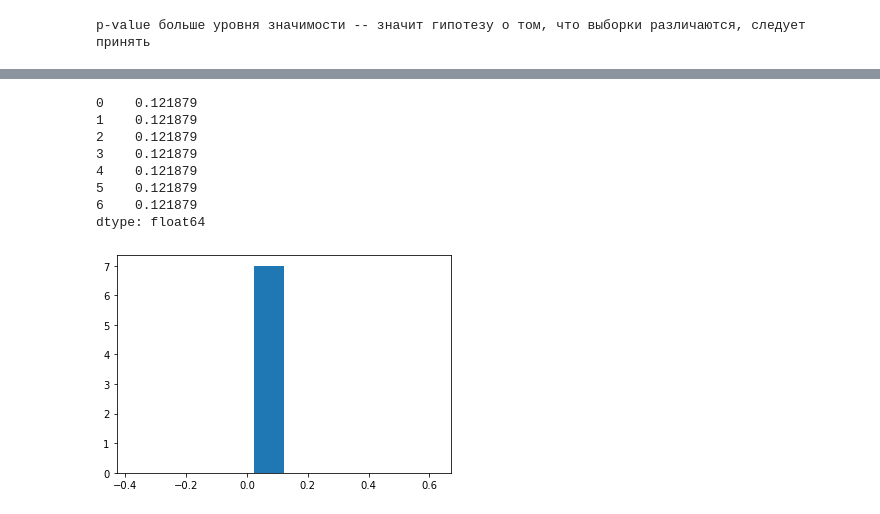
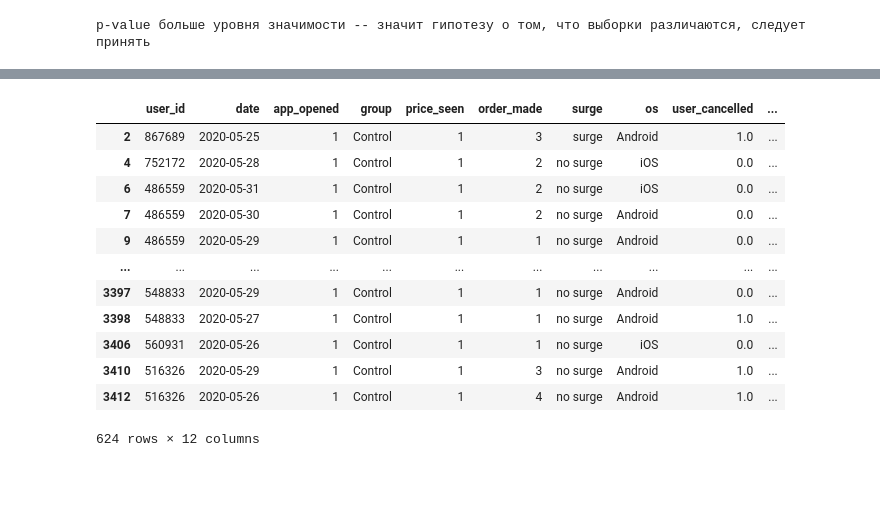
Before and after one commit to ASKhorosh/ABT-8, a Jupyter notebook: Аnalysis_of_results/analysis.ipynb, the cells around one changed output, grey strips where cells are left out. Saved outputs shown, nothing was run; the diff lists cells and outputs as text; code cells hidden in the pictures; blank space fills up the shorter version.

```diff
--- a/Аnalysis_of_results/analysis.ipynb
+++ b/Аnalysis_of_results/analysis.ipynb
@@ -249,16 +205,20 @@ no_city_center_all_date
-# %%
-result = no_city_center_all_date.apply(lambda row: p_value_data(no_city_center_all_date ['u_c/user_id'],no_city_center_all_date ['u_c/user_id-test']), axis=1)
-print(result)
-# %% [output]
-0    0.121879
-1    0.121879
-2    0.121879
-3    0.121879
-4    0.121879
-5    0.121879
-6    0.121879
-dtype: float64
-# %%
-plt.hist(result, bins=10);
-# %% [output]
-[figure, removed]
+# %%
+#посчитаем p-value по дням
+    #сначала посчитаем показатель отмен
+no_city_center_control.order_made = no_city_center.groupby('user_id', as_index=False)['order_made'].sum()['order_made']
+no_city_center_control['u_c/o_m'] = np.where(no_city_center_control['order_made'] < 1, no_city_center_control['order_made'], no_city_center_control['user_cancelled']/no_city_center_control['order_made'])
+no_city_center_control
+# %% [output]
+|  | user_id | date | app_opened | group | price_seen | order_made | surge | os | user_cancelled | ... |
+| 2 | 867689 | 2020-05-25 | 1 | Control | 1 | 3 | surge | Android | 1.0 | ... |
+| 4 | 752172 | 2020-05-28 | 1 | Control | 1 | 2 | no surge | iOS | 0.0 | ... |
+| 6 | 486559 | 2020-05-31 | 1 | Control | 1 | 2 | no surge | iOS | 0.0 | ... |
+| 7 | 486559 | 2020-05-30 | 1 | Control | 1 | 2 | no surge | Android | 0.0 | ... |
+| 9 | 486559 | 2020-05-29 | 1 | Control | 1 | 1 | no surge | Android | 0.0 | ... |
+| ... | ... | ... | ... | ... | ... | ... | ... | ... | ... | ... |
+| 3397 | 548833 | 2020-05-29 | 1 | Control | 1 | 1 | no surge | Android | 0.0 | ... |
+| 3398 | 548833 | 2020-05-27 | 1 | Control | 1 | 1 | no surge | Android | 1.0 | ... |
+| 3406 | 560931 | 2020-05-26 | 1 | Control | 1 | 1 | no surge | iOS | 0.0 | ... |
+| 3410 | 516326 | 2020-05-29 | 1 | Control | 1 | 3 | no surge | Android | 1.0 | ... |
+| 3412 | 516326 | 2020-05-26 | 1 | Control | 1 | 4 | no surge | Android | 1.0 | ... |
+624 rows × 12 columns
```
Also changed, not shown: parts of 31 cells of this notebook, 2 other files.
